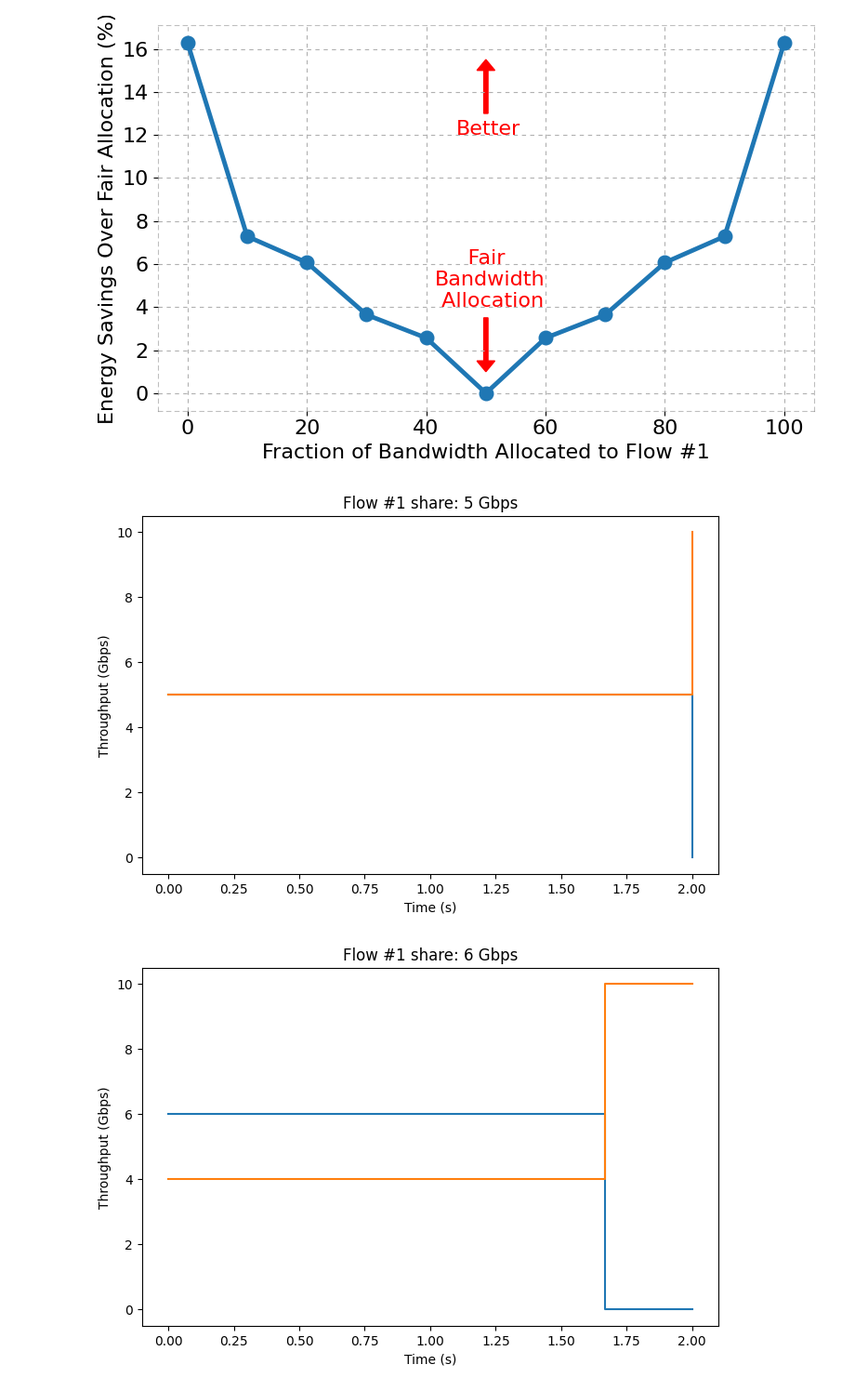
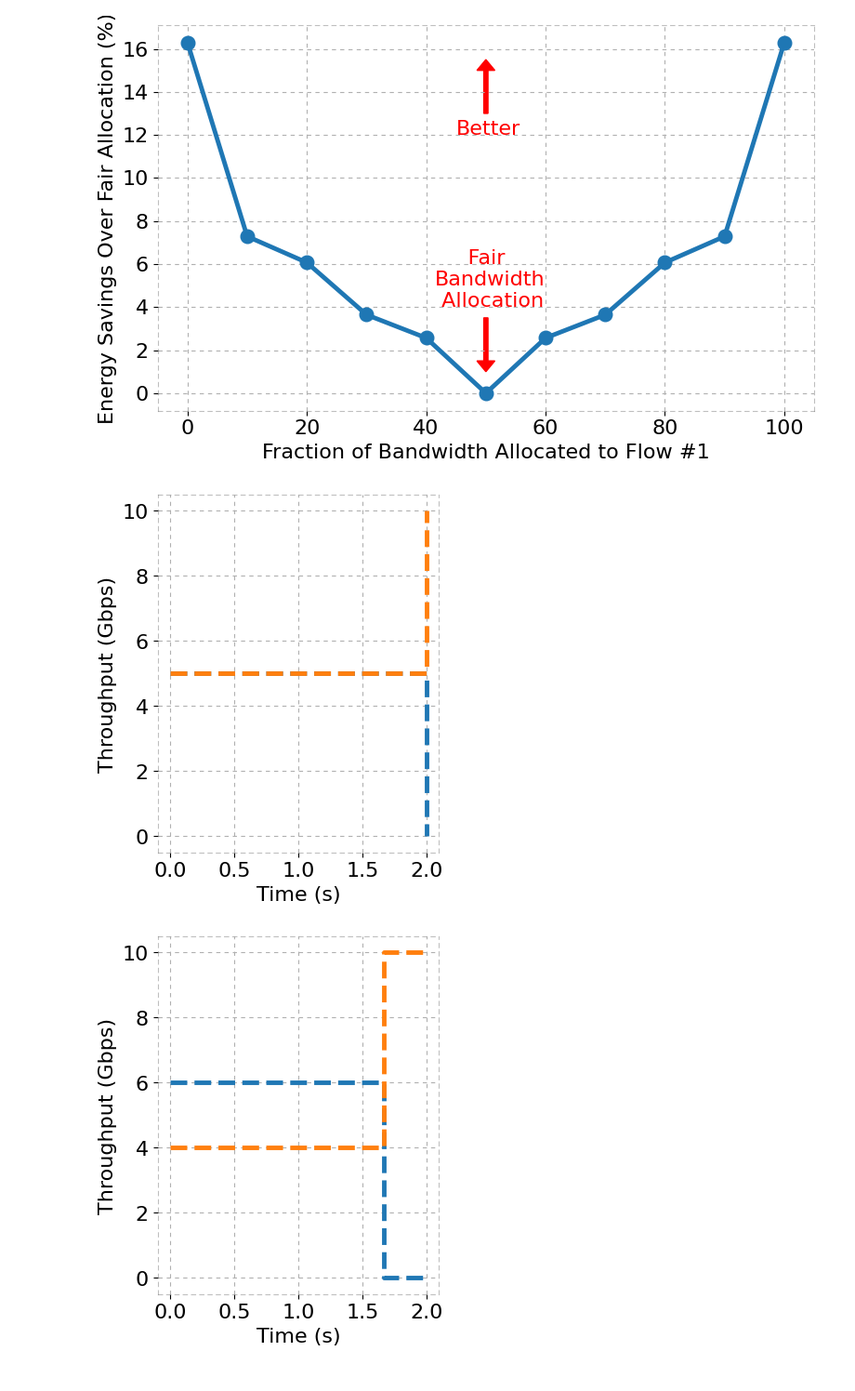
Before and after one commit to serhatarslan-hub/power-of-cc, a Jupyter notebook: analysis/fairness.ipynb, the cells around one changed output. Shown at 93% size. Drawn from its saved outputs; the diff is of its cells as text; code cells hidden in the pictures.

Commit message:
Fix experiment trace figures

```diff
--- a/analysis/fairness.ipynb
+++ b/analysis/fairness.ipynb
@@ -19,5 +17,6 @@ Matplotlib created a temporary config/cache directory at /tmp/matplotlib-yep260q
 # %%
 FIG_SIZE = (8,5)
+FIG_SIZE_HALF = (4,4.7)
 plt.rcParams["figure.figsize"] = FIG_SIZE
 FONT_SIZE = 16
 LINE_STYLE = (0,(4,4))
@@ -366,14 +365,39 @@ plt.show()
 # %%
 for _,exp in df.iterrows():
     if exp.fg_share_gbps < 5: continue
-    plt.figure()
-    plt.title(f"Flow #1 share: {exp.fg_share_gbps.astype(int)} Gbps")
-    plt.plot([0, exp.fct, exp.fct, exp.fct + exp.bg_full_time], [exp.fg_share_gbps, exp.fg_share_gbps, 0, 0], label="Flow #1")
-    plt.plot([0, exp.fct, exp.fct, exp.fct + exp.bg_full_time], [exp.bg_share_gbps, exp.bg_share_gbps, exp.capacity, exp.capacity], label="Flow #2")
-    plt.xlabel("Time (s)")
-    plt.ylabel("Throughput (Gbps)")
+    plt.figure(figsize=FIG_SIZE_HALF)
+    # plt.title(f"Flow #1 share: {exp.fg_share_gbps.astype(int)} Gbps")
+    plt.plot([0, exp.fct, exp.fct, exp.fct + exp.bg_full_time], [exp.fg_share_gbps, exp.fg_share_gbps, 0, 0],
+             '--', label="Flow #1", linewidth=LINE_WIDTH)
+    plt.plot([0, exp.fct, exp.fct, exp.fct + exp.bg_full_time], [exp.bg_share_gbps, exp.bg_share_gbps, exp.capacity, exp.capacity],
+             '--', label="Flow #2", linewidth=LINE_WIDTH)
+    plt.xlabel("Time (s)", fontsize=FONT_SIZE)
+    plt.ylabel("Throughput (Gbps)", fontsize=FONT_SIZE)
+
+    plt.xticks(fontsize=FONT_SIZE)
+    plt.yticks(fontsize=FONT_SIZE)
+    plt.grid(linestyle=LINE_STYLE)
+    plt.gca().spines["right"].set_linestyle(LINE_STYLE)
+    plt.gca().spines["right"].set_alpha(0.5)
+    plt.gca().spines["right"].set_color('gray')
+    plt.gca().spines["left"].set_linestyle(LINE_STYLE)
+    plt.gca().spines["left"].set_alpha(0.5)
+    plt.gca().spines["left"].set_color('gray')
+    # plt.gca().spines["top"].set_visible(False)
+    plt.gca().spines["top"].set_linestyle(LINE_STYLE)
+    plt.gca().spines["top"].set_alpha(0.5)
+    plt.gca().spines["top"].set_color('gray')
+    # plt.gca().spines["bottom"].set_visible(False)
+    plt.gca().spines["bottom"].set_linestyle(LINE_STYLE)
+    plt.gca().spines["bottom"].set_alpha(0.5)
+    plt.gca().spines["bottom"].set_color('gray')
+
+    plt.tight_layout()
+
     if (SAVE_FIG):
         plt.savefig( out_dir + '/experiment_trace_{:.0f}_gbps.pdf'.format(exp.fg_share_gbps))
+
+    plt.show()
 # %% [output]
-[figure, old version]
+[figure, new version]
-[figure, old version]
+[figure, new version]
```
Also changed, not shown: parts of 3 cells of this notebook, 11 other files.
